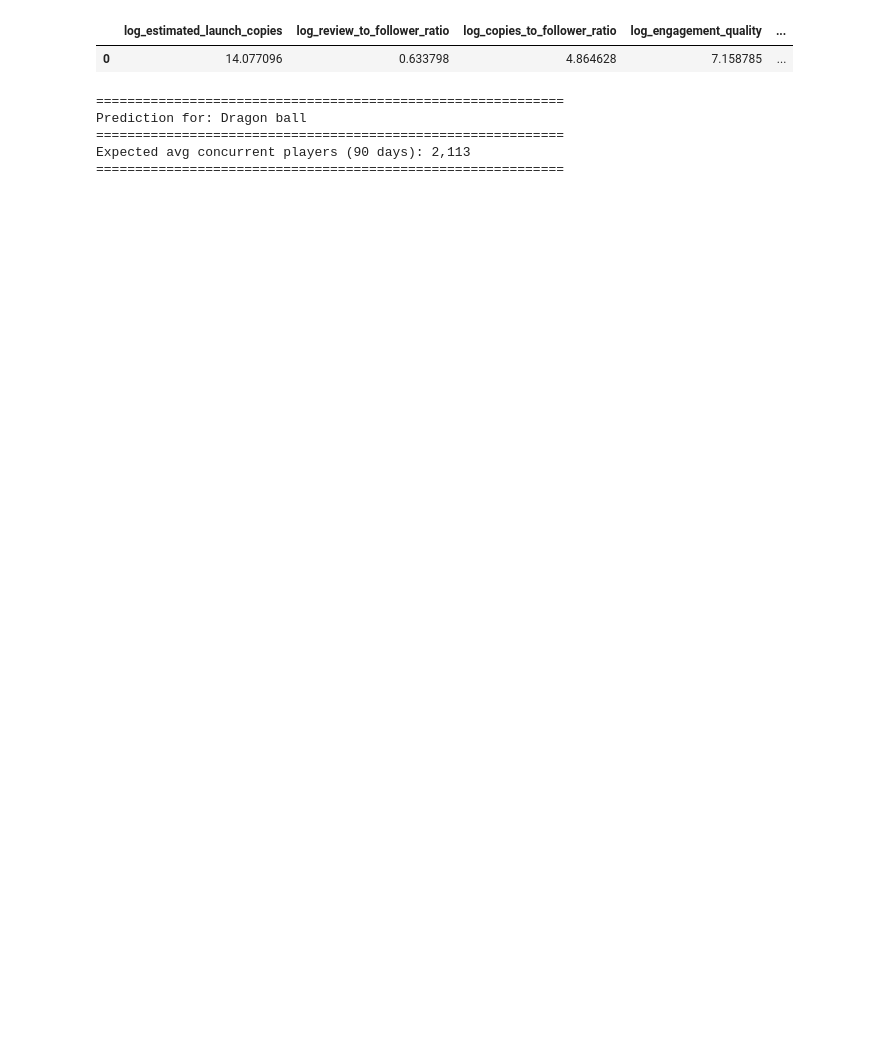
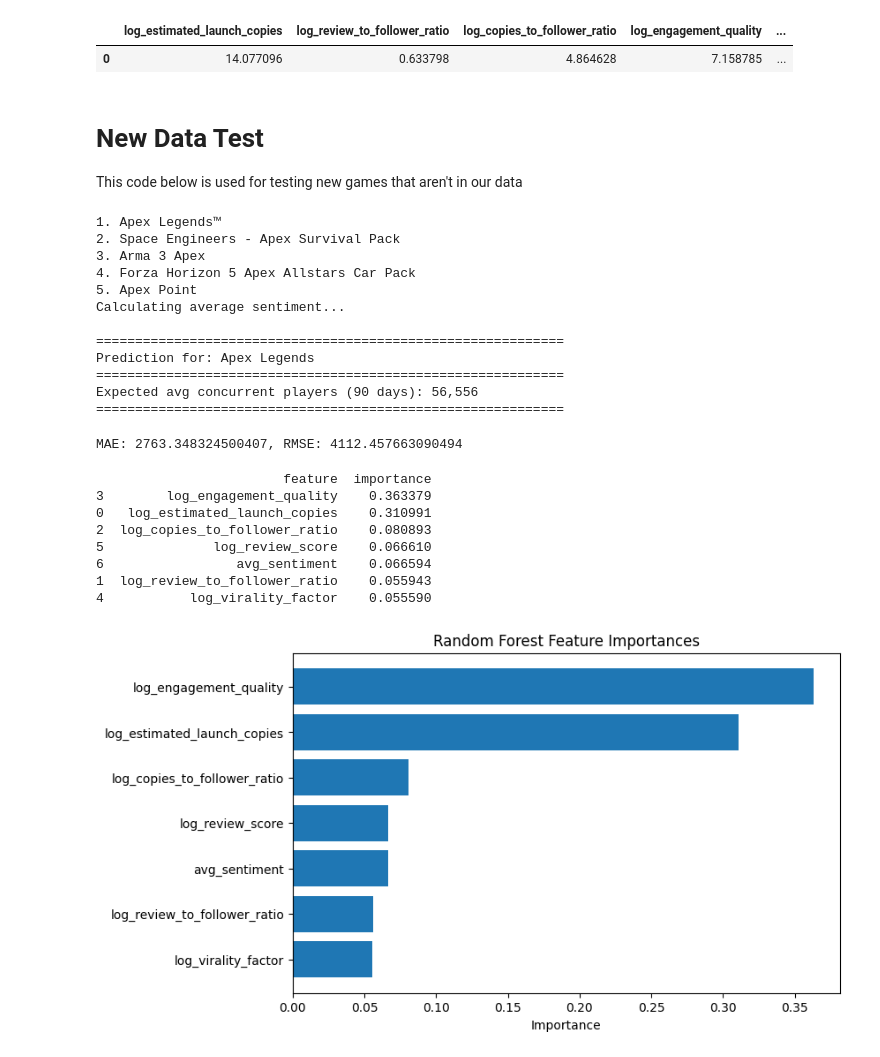
Before and after one commit to FarhanK29/Video_Game_Prediction_Model, a Jupyter notebook: random_forests_pred.ipynb, the cells around one changed output. Saved outputs shown, nothing was run; the diff lists cells and outputs as text; code cells hidden in the pictures; blank space fills up the shorter version.

```diff
--- a/random_forests_pred.ipynb
+++ b/random_forests_pred.ipynb
@@ -7,5 +9,5 @@ from sklearn.metrics import mean_absolute_error,mean_squared_error,r2_score
 # %%
 TEST_SIZE = 0.2
-RANDOM_STATE = 42
+RANDOM_STATE = 43
 # %%
 df = pd.read_csv('data/games_list.csv')
@@ -53,6 +51,6 @@ X.head(1)
 X_train, X_test, y_train,y_test = train_test_split(X,y,test_size=TEST_SIZE,random_state=RANDOM_STATE)
 # %%
 # standard random forest without any settings changed
-random_forest_base = RandomForestRegressor(random_state=RANDOM_STATE)
+random_forest_base = RandomForestRegressor(n_estimators=100,max_features=1/3,oob_score=True, random_state=RANDOM_STATE)
 random_forest_base.fit(X_train,y_train)
 # %% [output]
@@ -87,10 +86,10 @@ params= {
 random_forest_cv = GridSearchCV(estimator=random_forest_base,param_grid=params,cv=3,scoring='r2',n_jobs=-1)
 # %%
 sample_weights = 1 / np.sqrt(np.expm1(y))
-X_train, X_test, y_train, y_test, sw_train, sw_test = train_test_split(
-    X, y, sample_weights,
+X_train, X_test, y_train, y_test= train_test_split(
+    X, y,
     test_size=TEST_SIZE,
     random_state=RANDOM_STATE
 )
-random_forest_cv.fit(X_train,y_train,sample_weight=sw_train)
+random_forest_cv.fit(X_train,y_train)
 # %% [output]
@@ -124,19 +126,17 @@ X.head(1)
 # %% [output]
 |  | log_estimated_launch_copies | log_review_to_follower_ratio | log_copies_to_follower_ratio | log_engagement_quality | ... |
 | 0 | 14.077096 | 0.633798 | 4.864628 | 7.158785 | ... |
+# %% [markdown]
+# New Data Test
+This code below is used for testing new games that aren't in our data
 # %%
-# This piece of code is a proof of concept for trying to predict other games that weren't in the dataset at all
+from add_new_games import fetch_gamalytic_data, fetch_game,get_sentiment_data
 
-# Data pulled from steamdb and gamalytic (manually) with some guestimates
-new_game = {
-    'name': 'Dragon ball',
-    'estimated_launch_reviews': 6550,
-    'estimated_launch_followers': 18284,
-    'estimated_launch_copies_sold': 983127,
-    'avg_playtime': 12.2,
-    'review_score': 63,
-    'avg_sentiment': 0.53
-}
+user_input = str(input('Enter name of game'))
+appid = fetch_game(user_input)
+new_game = fetch_gamalytic_data(appid=appid)
+new_game = get_sentiment_data(new_game)
+
 
 # Convert to DataFrame
 df = pd.DataFrame([new_game])
@@ -177,8 +177,15 @@ print(f"{'='*60}")
 print(f"Expected avg concurrent players (90 days): {y_pred_original[0]:,.0f}")
 print(f"{'='*60}")
 # %% [output]
+1. Apex Legends™
+2. Space Engineers - Apex Survival Pack
+3. Arma 3 Apex
+4. Forza Horizon 5 Apex Allstars Car Pack
+5. Apex Point
+Calculating average sentiment...
+
 ============================================================
-Prediction for: Dragon ball
+Prediction for: Apex Legends
 ============================================================
-Expected avg concurrent players (90 days): 2,113
+Expected avg concurrent players (90 days): 56,556
 ============================================================
@@ -184,0 +196,37 @@ Expected avg concurrent players (90 days): 2,113
+# %%
+y_pred_lr = np.exp(y_pred_log_lr)
+y_true_lr = np.exp(y_test)
+
+
+mae = mean_absolute_error(y_true_lr, y_pred_lr)
+rmse = root_mean_squared_error(y_true_lr, y_pred_lr)
+print(f"MAE: {mae}, RMSE: {rmse}")
+# %% [output]
+MAE: 2763.348324500407, RMSE: 4112.457663090494
+# %%
+importances = random_forest_cv.best_estimator_.feature_importances_
+feature_importance_df = pd.DataFrame({
+    'feature': features,
+    'importance': importances
+}).sort_values(by='importance', ascending=False)
+
+
+print(feature_importance_df)
+
+# Optional: plot
+plt.figure(figsize=(8,5))
+plt.barh(feature_importance_df['feature'], feature_importance_df['importance'])
+plt.xlabel("Importance")
+plt.title("Random Forest Feature Importances")
+plt.gca().invert_yaxis()
+plt.show()
+# %% [output]
+                        feature  importance
+3        log_engagement_quality    0.363379
+0   log_estimated_launch_copies    0.310991
+2  log_copies_to_follower_ratio    0.080893
+5              log_review_score    0.066610
+6                 avg_sentiment    0.066594
+1  log_review_to_follower_ratio    0.055943
+4           log_virality_factor    0.055590
+[figure, added]
```
Also changed, not shown: parts of 13 cells of this notebook.
